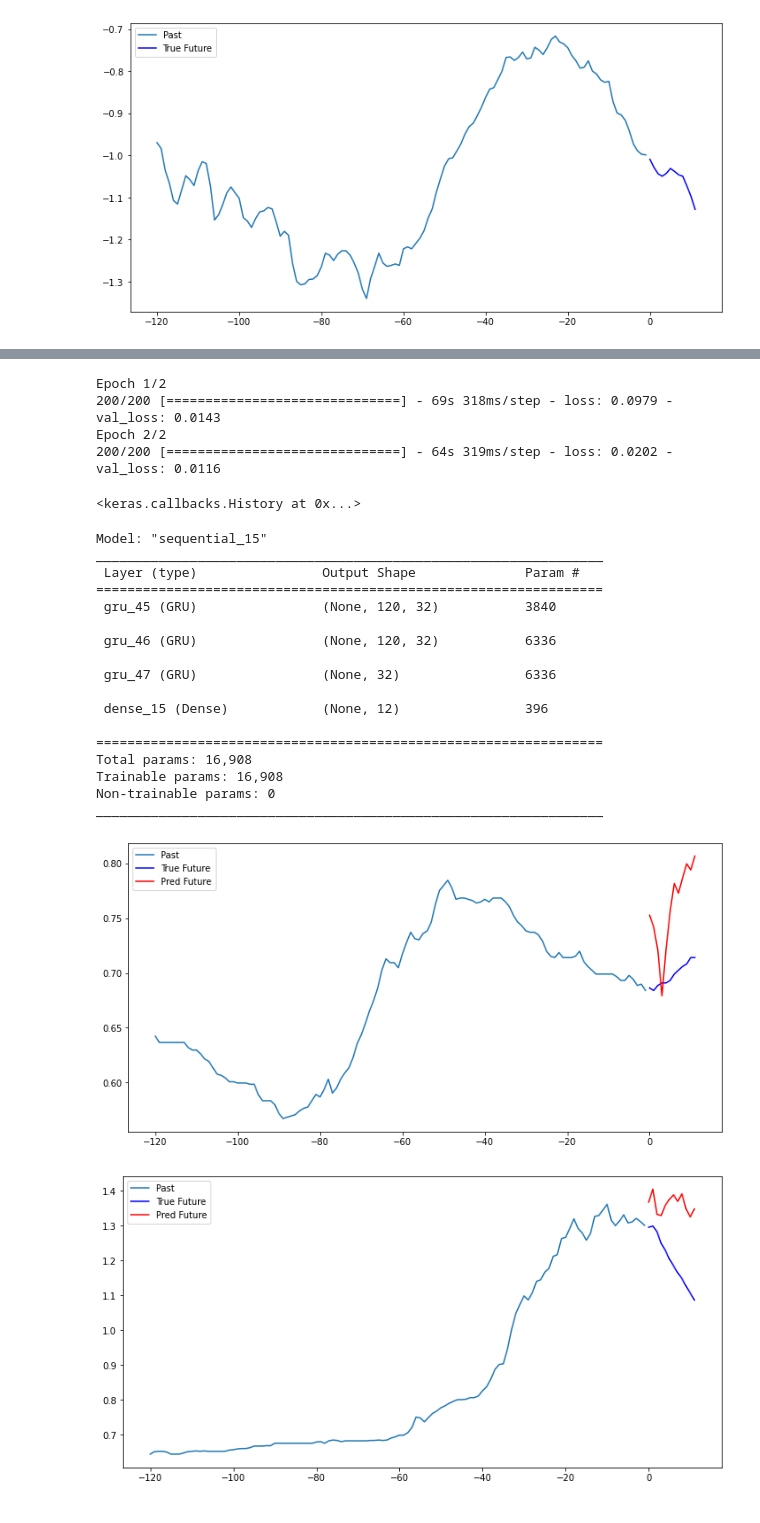
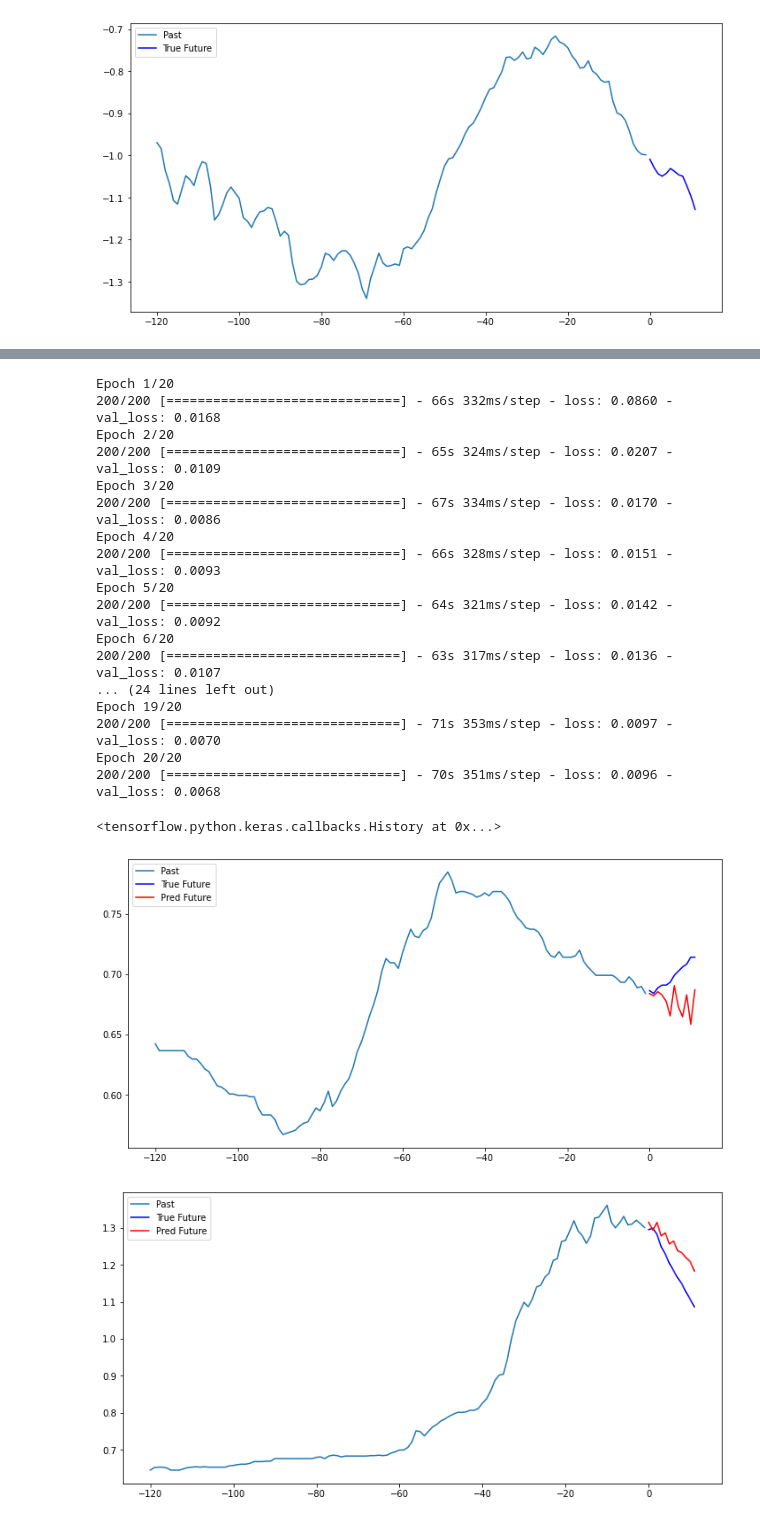
Before and after one commit to face22/lecture, a Jupyter notebook: multivariate_time_series.ipynb, the cells around one changed output, grey strips where cells are left out. Drawn from its saved outputs; the diff is of its cells as text; code cells hidden in the pictures.

```diff
--- a/multivariate_time_series.ipynb
+++ b/multivariate_time_series.ipynb
@@ -150,15 +150,13 @@ for x, y in train_data.take(1):
 [figure]
 # %%
 # GRU 기반의 시계열 예측모델
-model = tf.keras.Sequential([
-     tf.keras.layers.GRU(32, activation='relu', return_sequences=True),
-     tf.keras.layers.GRU(32, activation='relu', return_sequences=True),
-     tf.keras.layers.GRU(32, activation='relu'),
+model = tf.keras.models.Sequential()
+model.add(tf.keras.layers.GRU(32, activation='relu', return_sequences=True))
+model.add(tf.keras.layers.GRU(32, activation='relu', return_sequences=True))
+model.add(tf.keras.layers.GRU(32, activation='relu'))
 
-    # 중요: Dense(N) = future_timestep (N)
-     tf.keras.layers.Dense(12)
-     ])
-
+# 중요: Dense(N) = future_timestep (N)
+model.add(tf.keras.layers.Dense(12))
 
 # RMSprop 최적화 함수 사용. MSE 로스 함수 적용
 model.compile(optimizer=tf.keras.optimizers.RMSprop(clipvalue=1.0), loss='mse')
@@ -173,7 +177,7 @@ for x, y in val_data.take(1):
 EVALUATION_INTERVAL = 200
 
 # 학습 에포크 정의
-EPOCHS = 2
+EPOCHS = 20
 
 # 학습 시작
 model.fit(train_data, epochs=EPOCHS,
@@ -181,33 +185,28 @@ model.fit(train_data, epochs=EPOCHS,
           validation_data=val_data,
           validation_steps=50)
 # %% [output]
-Epoch 1/2
-200/200 [==============================] - 69s 318ms/step - loss: 0.0979 - val_loss: 0.0143
-Epoch 2/2
-200/200 [==============================] - 64s 319ms/step - loss: 0.0202 - val_loss: 0.0116
+Epoch 1/20
+200/200 [==============================] - 66s 332ms/step - loss: 0.0860 - val_loss: 0.0168
+Epoch 2/20
+200/200 [==============================] - 65s 324ms/step - loss: 0.0207 - val_loss: 0.0109
+Epoch 3/20
+200/200 [==============================] - 67s 334ms/step - loss: 0.0170 - val_loss: 0.0086
+Epoch 4/20
+200/200 [==============================] - 66s 328ms/step - loss: 0.0151 - val_loss: 0.0093
+Epoch 5/20
+200/200 [==============================] - 64s 321ms/step - loss: 0.0142 - val_loss: 0.0092
+Epoch 6/20
+200/200 [==============================] - 63s 317ms/step - loss: 0.0136 - val_loss: 0.0107
+... (24 lines left out)
+Epoch 19/20
+200/200 [==============================] - 71s 353ms/step - loss: 0.0097 - val_loss: 0.0070
+Epoch 20/20
+200/200 [==============================] - 70s 351ms/step - loss: 0.0096 - val_loss: 0.0068
-<keras.callbacks.History at 0x...>
+<tensorflow.python.keras.callbacks.History at 0x...>
 # %%
 # 검증: 예측 결과 출력
-model.summary()
 for x, y in val_data.take(10):
   result_plot(x[0], y[0], model.predict(x)[0])
 # %% [output]
-Model: "sequential_15"
-_________________________________________________________________
- Layer (type)                Output Shape              Param #
-=================================================================
- gru_45 (GRU)                (None, 120, 32)           3840
-
- gru_46 (GRU)                (None, 120, 32)           6336
-
- gru_47 (GRU)                (None, 32)                6336
-
- dense_15 (Dense)            (None, 12)                396
-
-=================================================================
-Total params: 16,908
-Trainable params: 16,908
-Non-trainable params: 0
-_________________________________________________________________
-[figure, old version]
+[figure, new version]
-[figure, old version]
+[figure, new version]
```
Also changed, not shown: parts of 2 cells of this notebook.
